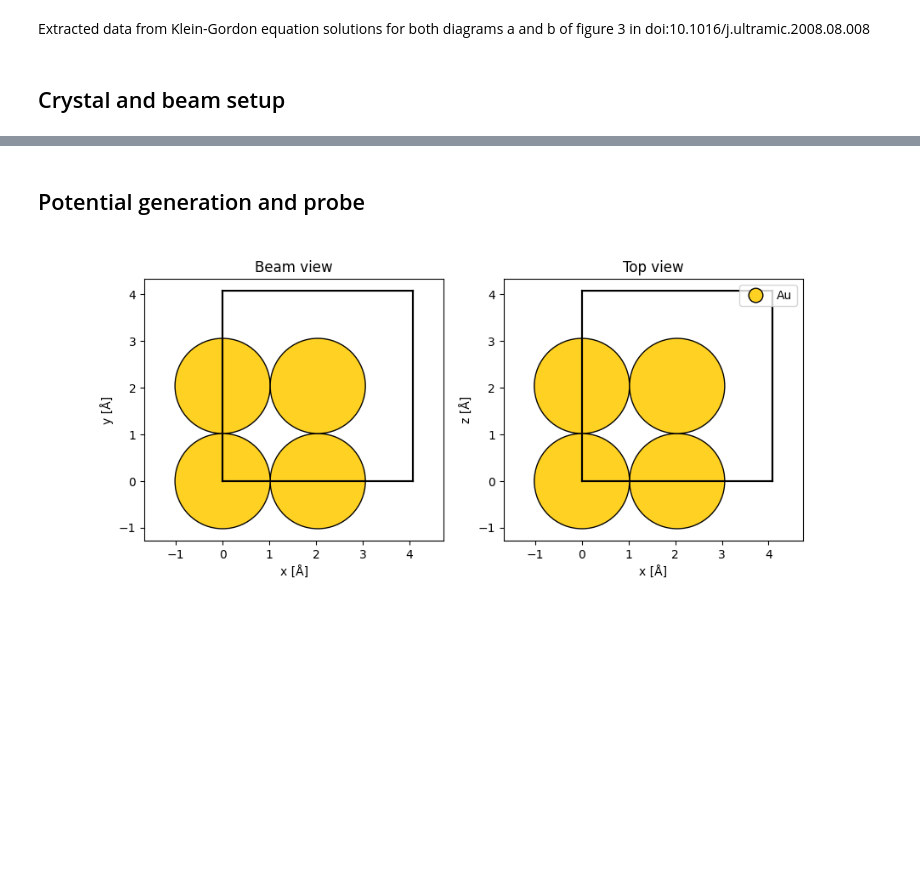
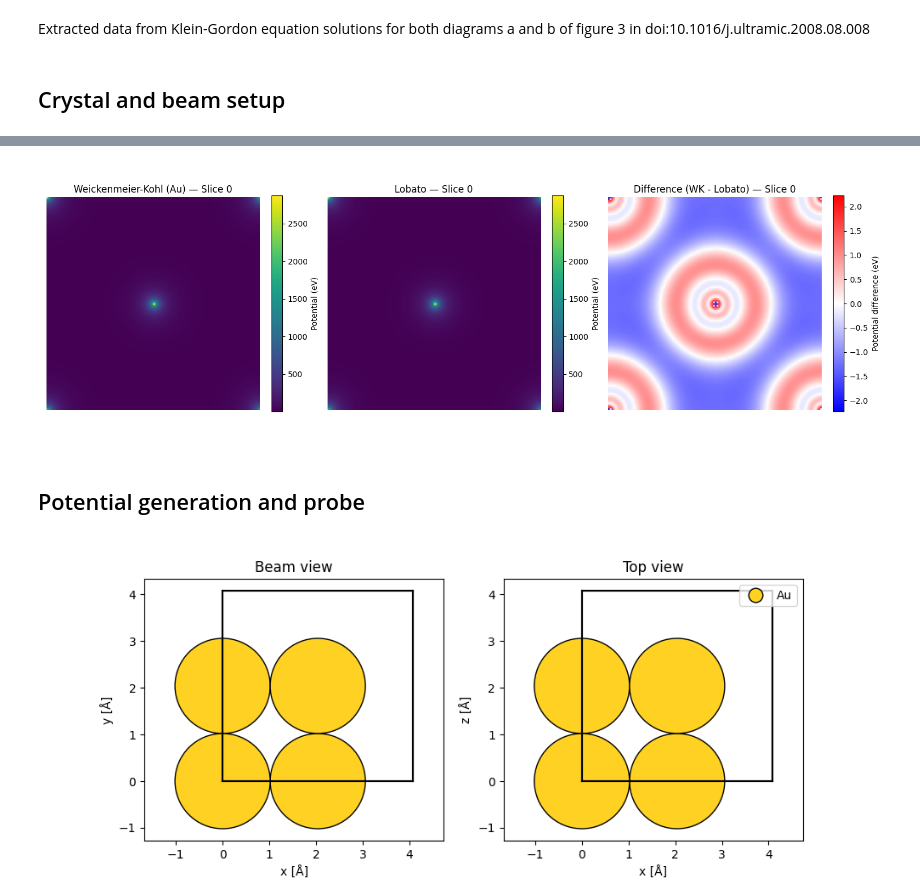
Before and after one commit to DavidLanders95/jax-ptychography, a Jupyter notebook: wpm/au_verification.ipynb, the cells around one changed output, grey strips where cells are left out. Drawn from its saved outputs; the diff is of its cells as text; code cells hidden in the pictures; blank space fills up the shorter version.

```diff
--- a/wpm/au_verification.ipynb
+++ b/wpm/au_verification.ipynb
@@ -179,3 +291,30 @@ potential_coarse = abtem.Potential(
+# %%
+fig, (ax0, ax1, ax2) = plt.subplots(1, 3, figsize=(15, 5))
+
+vmin = min(pot_array_wk.min(), pot_array_lobato.min())
+vmax = max(pot_array_wk.max(), pot_array_lobato.max())
+
+im0 = ax0.imshow(pot_array_wk[0], cmap='viridis', vmin=vmin, vmax=vmax)
+ax0.set_title("Weickenmeier-Kohl (Au) — Slice 0")
+ax0.axis("off")
+fig.colorbar(im0, ax=ax0, fraction=0.046, label="Potential (eV)")
+
+im1 = ax1.imshow(pot_array_lobato[0], cmap='viridis', vmin=vmin, vmax=vmax)
+ax1.set_title("Lobato — Slice 0")
+ax1.axis("off")
+fig.colorbar(im1, ax=ax1, fraction=0.046, label="Potential (eV)")
+
+diff = pot_array_wk[0] - pot_array_lobato[0]
+vabs = np.max(np.abs(diff))
+im2 = ax2.imshow(diff, cmap='bwr', vmin=-vabs, vmax=vabs)
+ax2.set_title("Difference (WK - Lobato) — Slice 0")
+ax2.axis("off")
+fig.colorbar(im2, ax=ax2, fraction=0.046, label="Potential difference (eV)")
+
+plt.tight_layout()
+plt.show()
+# %% [output]
+[figure, added]
 # %% [markdown]
 ## Potential generation and probe
 # %%
```
Also changed, not shown: parts of 13 cells of this notebook, 3 other files.
